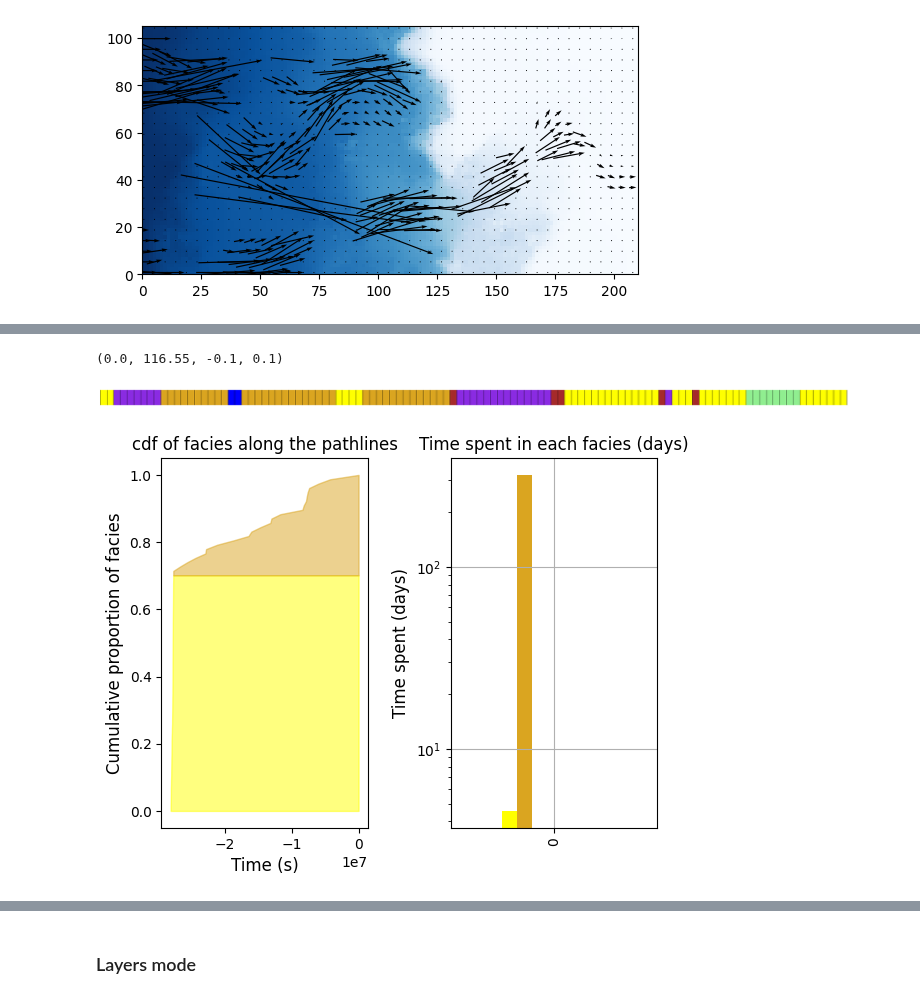
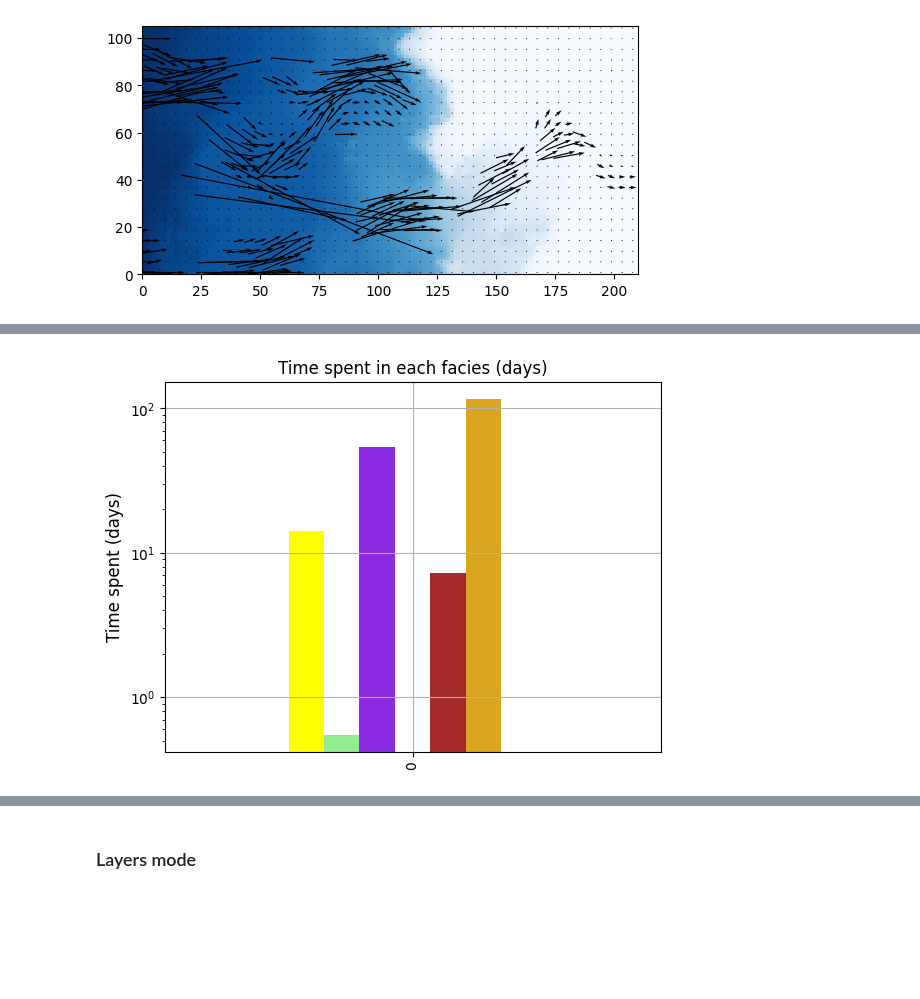
Before and after one commit to randlab/ArchPy, a Jupyter notebook: dev/flow_simulation/simple_coupling.ipynb, the cells around one changed output, grey strips where cells are left out. Saved outputs shown, nothing was run; the diff lists cells and outputs as text; code cells hidden in the pictures; blank space fills up the shorter version.

```diff
--- a/dev/flow_simulation/simple_coupling.ipynb
+++ b/dev/flow_simulation/simple_coupling.ipynb
@@ -980,7 +978,7 @@ T1.coord2cell(180.75, 30.75, -11.925000190734863)
 # %%
 import pandas as pd
 
-df = pd.DataFrame(p.get_alldata()[2])
+df = pd.DataFrame(p.get_alldata()[1])
 # %%
 pd.to_timedelta(df["time"], unit="s")
 # %% [output]
@@ -1089,69 +1122,25 @@ plt.axis("off")
-# %%
-# plot facies along the pathlines as a horizontal bar plot where each color corresponds to a facies
-fig, ax = plt.subplots(figsize=(25, .5))
-for i, (facies, time) in enumerate(zip(facies_along_path, time_ordered)):
-
-    ax.barh(0, 1, left=i, color=T1.get_facies_obj(ID=facies, type="ID").c)
-    # plot black lines to separate the facies
-    ax.axvline(i, color="black", lw=0.5)
-
-ax.axvline(i+1, color="black", lw=0.5)
-# plt.xlim(0, len(facies_along_path))
-plt.ylim(-0.1, 0.1)
-plt.axis("off")
-# %% [output]
-(0.0, 116.55, -0.1, 0.1)
-[figure, removed]
-# %%
-matplotlib.rcParams.update({'font.size': 10})
 # %%
-%matplotlib inline
-# plot cumulative distribution of the facies along the pathlines vs the time
-fig, ax = plt.subplots(1, 2)
-plt.subplots_adjust(wspace=0.4)
-
-curves = []
-
-list_facies = [fa for fa in T1.get_all_facies()]
-# orders facies by proportions
-list_facies = sorted(list_facies, key=lambda x: -np.sum(facies_along_path == x.ID))
-for fa in list_facies:
-    curves.append(np.cumsum(facies_along_path == fa.ID) / len(facies_along_path))
-
-prev_curve = np.zeros_like(curves[0], dtype=float)
-for i, fa in enumerate(list_facies):
-    curve = curves[i].astype(float)
-    curve[curve == 0] = np.nan
-    ax[0].fill_between(-time_ordered, curve+prev_curve, prev_curve, alpha=0.5, color=fa.c)
-    # ax[0].plot(-time_ordered, curve+prev_curve, label=fa.name, color=fa.c, marker="o", linewidth=0)
-    prev_curve[~np.isnan(curve)] = curve[~np.isnan(curve)] + prev_curve[~np.isnan(curve)]
-
-ax[0].set_xlabel("Time (s)", fontsize=12)
-ax[0].set_ylabel("Cumulative proportion of facies", fontsize=12)
-ax[0].set_title("cdf of facies along the pathlines")
-# print time spent in each facies
+fig, ax = plt.subplots()
 
 df_time = pd.DataFrame(columns=[fa.name for fa in list_facies])
 # initialize the time spent in each facies
 time_spent = np.zeros(len(list_facies))
 for i, fa in enumerate(list_facies):
-    time_spent[i] = np.sum(facies_along_path == fa.ID)
+    time_spent[i] = 0
 df_time.loc[0] = time_spent
 
 for i in range(len(time_ordered)-1):
-    dt = time_ordered[i] - time_ordered[i+1]
+    dt = time_ordered[i+1] - time_ordered[i]
     for j, fa in enumerate(list_facies):
         if facies_along_path[i] == fa.ID:
             time_spent[j] += dt
 
-df_time /= 86400  # convert seconds to days
-
 color_facies = [fa.c for fa in list_facies]
 
-df_time.plot(kind="bar", color=color_facies, legend=False, logy=True, ax=ax[1])
-ax[1].set_title("Time spent in each facies (days)")
-ax[1].set_ylabel("Time spent (days)", fontsize=12)
+df_time.plot(kind="bar", color=color_facies, legend=False, logy=True, ax=ax)
+ax.set_title("Time spent in each facies (days)")
+ax.set_ylabel("Time spent (days)", fontsize=12)
 plt.grid()
 plt.show()
 # %% [output]
-[figure, old version]
+[figure, new version]
```
Also changed, not shown: parts of 42 cells of this notebook, 23 other files.
